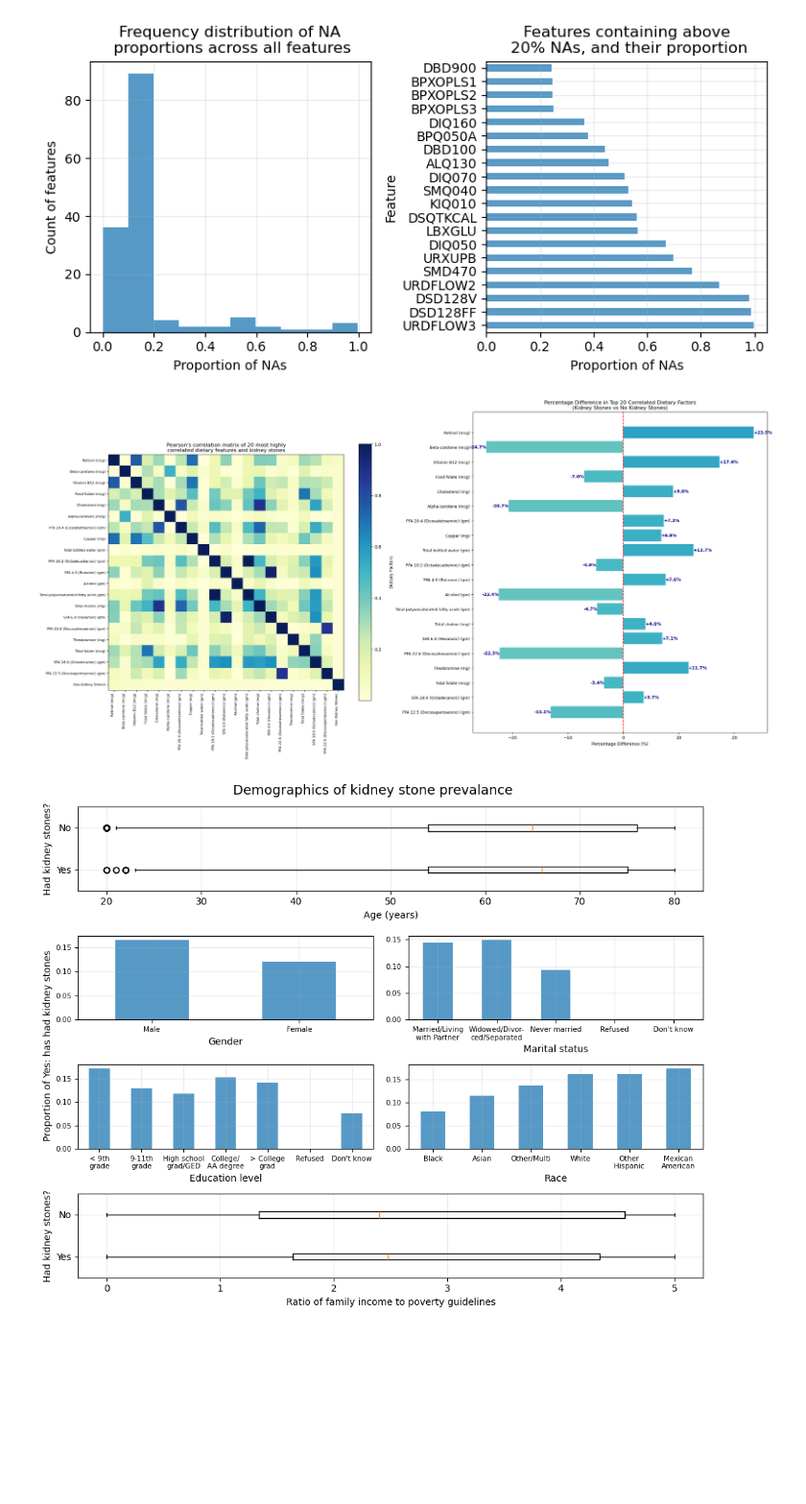
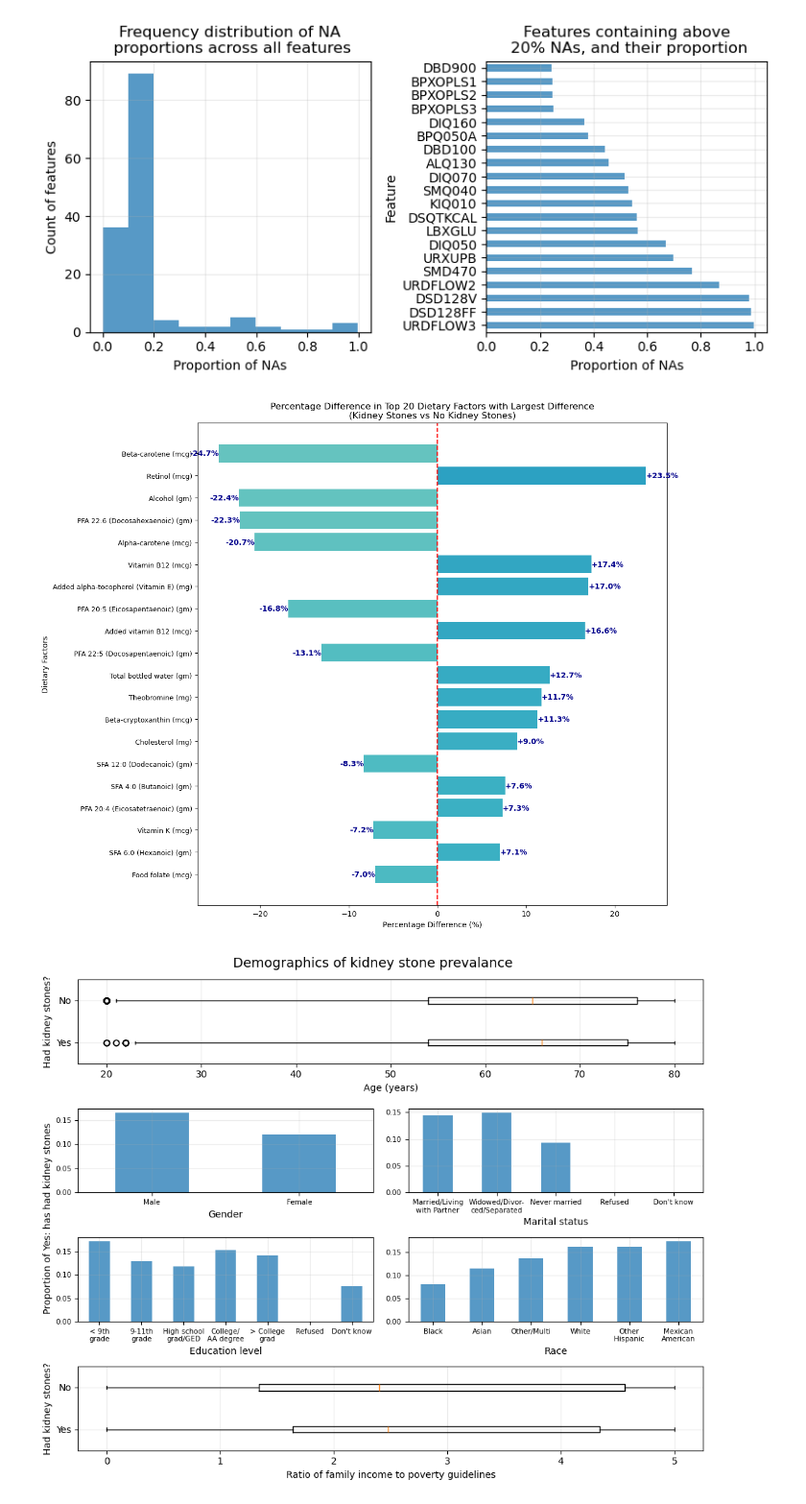
Before and after one commit to dvnguyen02/DATA301-Project, a Jupyter notebook: EDA/background-and-data.ipynb, the cells around one changed output. Shown at 96% size. Saved outputs shown, nothing was run; the diff lists cells and outputs as text; code cells hidden in the pictures; blank space fills up the shorter version.

Commit message:
remove correlation graph, instead just bar chart alone

```diff
--- a/EDA/background-and-data.ipynb
+++ b/EDA/background-and-data.ipynb
@@ -184,83 +184,66 @@ var_labels = {
     'has_kidney_stones': 'Has Kidney Stones'
 }
 # %%
+
 # Function to calculate percentage difference
 def percent_diff(a, b):
     return ((a - b) / b) * 100 if b != 0 else 0
 
-# Calculate means and percentage differences for top 20 correlated features
+# Calculate means and percentage differences for all dietary features
 results = []
-for var in top_corr:
+for var in dietary_cols:
     mean_with_stones = df[df['has_kidney_stones'] == 1][var].mean()
     mean_without_stones = df[df['has_kidney_stones'] == 0][var].mean()
     pct_diff = percent_diff(mean_with_stones, mean_without_stones)
-    correlation = corr_matrix.loc[var, 'has_kidney_stones']
     results.append({
         'Variable': var_labels.get(var, var),  # Use var if label not found
         'Original Variable': var,
         'Mean (With Stones)': mean_with_stones,
         'Mean (Without Stones)': mean_without_stones,
-        'Percentage Difference': pct_diff,
-        'Correlation': correlation
+        'Percentage Difference': pct_diff
     })
 
 # Create a DataFrame from the results
 results_df = pd.DataFrame(results)
 
-# Sort by correlation (same order as in the correlation matrix)
-results_df_sorted = results_df.sort_values('Correlation', ascending=False)
+# Sort by absolute percentage difference and get top 20
+results_df_sorted = results_df.sort_values('Percentage Difference', key=abs, ascending=False).head(20)
 
-# Create the combined figure
-fig, (ax1, ax2) = plt.subplots(1, 2, figsize=(24, 12))
-
-# Prepare labels for correlation matrix
-matrix_labels = [var_labels.get(col, col) for col in top_corr_matrix.columns]
-
-# Plot correlation matrix
-im = ax1.imshow(top_corr_matrix, cmap="YlGnBu")
-ax1.set_title("Pearson's correlation matrix of 20 most highly\ncorrelated dietary features and kidney stones")
-ax1.set_xticks(np.arange(len(matrix_labels)))
-ax1.set_yticks(np.arange(len(matrix_labels)))
-ax1.set_xticklabels(matrix_labels, rotation=90, ha='right')
-ax1.set_yticklabels(matrix_labels)
-plt.colorbar(im, ax=ax1, shrink=0.8)
-
-# Adjust label size for correlation matrix
-ax1.tick_params(axis='both', which='major', labelsize=8)
+# Create the figure
+fig, ax = plt.subplots(figsize=(12, 10))
 
 # Create a custom colormap that aligns with YlGnBu
 colors = plt.cm.YlGnBu(np.linspace(0.2, 0.8, 256))
 custom_cmap = LinearSegmentedColormap.from_list('custom_YlGnBu', colors)
 
 # Plot percentage difference with custom colormap
-bars = ax2.barh(results_df_sorted['Variable'], results_df_sorted['Percentage Difference'],
-                color=results_df_sorted['Percentage Difference'].map(lambda x: custom_cmap(0.5 + x/200)))
+bars = ax.barh(results_df_sorted['Variable'], results_df_sorted['Percentage Difference'],
+               color=results_df_sorted['Percentage Difference'].map(lambda x: custom_cmap(0.5 + x/200)))
 
-ax2.set_title('Percentage Difference in Top 20 Correlated Dietary Factors\n(Kidney Stones vs No Kidney Stones)')
-ax2.set_xlabel('Percentage Difference (%)')
-ax2.set_ylabel('Dietary Factors')
-ax2.axvline(x=0, color='r', linestyle='--')
-ax2.tick_params(axis='y', labelsize=9)
+ax.set_title('Percentage Difference in Top 20 Dietary Factors with Largest Difference\n(Kidney Stones vs No Kidney Stones)')
+ax.set_xlabel('Percentage Difference (%)')
+ax.set_ylabel('Dietary Factors')
+ax.axvline(x=0, color='r', linestyle='--')
+ax.tick_params(axis='y', labelsize=9)
 
-# Reverse y-axis for bar plot to match correlation matrix order
-ax2.invert_yaxis()
-
+# Reverse y-axis for bar plot
+ax.invert_yaxis()
 
 # Add percentage values to the end of each bar
 for i, bar in enumerate(bars):
     width = bar.get_width()
     if width >= 0:
-        ax2.text(width, bar.get_y() + bar.get_height()/2, f'+{width:.1f}%',
-                 ha='left', va='center', fontweight='bold', color='darkblue')
+        ax.text(width, bar.get_y() + bar.get_height()/2, f'+{width:.1f}%',
+                ha='left', va='center', fontweight='bold', color='darkblue')
     else:
-        ax2.text(width, bar.get_y() + bar.get_height()/2, f'{width:.1f}%',
-                 ha='right', va='center', fontweight='bold', color='darkblue')
+        ax.text(width, bar.get_y() + bar.get_height()/2, f'{width:.1f}%',
+                ha='right', va='center', fontweight='bold', color='darkblue')
 
 plt.tight_layout()
-plt.savefig("../results/figures/top20_correlated_diety_features.png", dpi=300, bbox_inches='tight')
+plt.savefig("../results/figures/top20_dietary_factors_largest_difference.png", dpi=300, bbox_inches='tight')
 plt.show()
 # %% [output]
-[figure, old version]
+[figure, new version]
 # %%
 demo_df = df[["KIQ026", "RIAGENDR", "RIDAGEYR", "RIDRETH3", "DMDEDUC2", "DMDMARTZ", "INDFMPIR"]]
 demo_map = {
```
Also changed, not shown: 6 other files.
